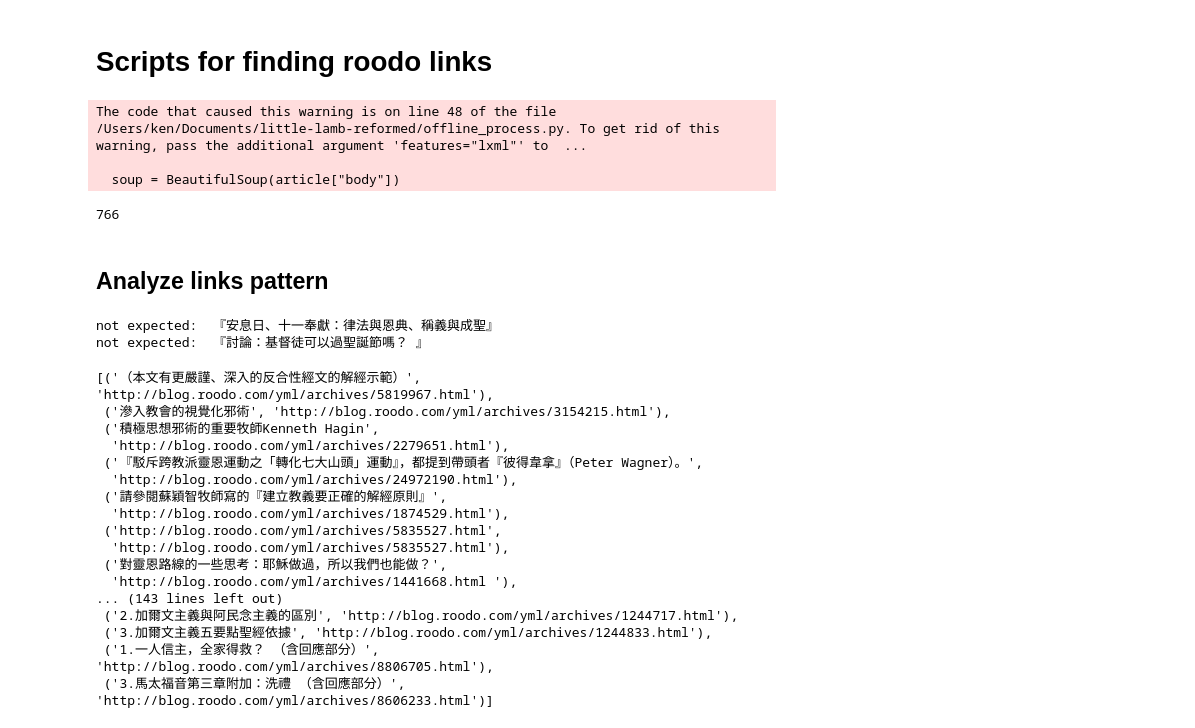
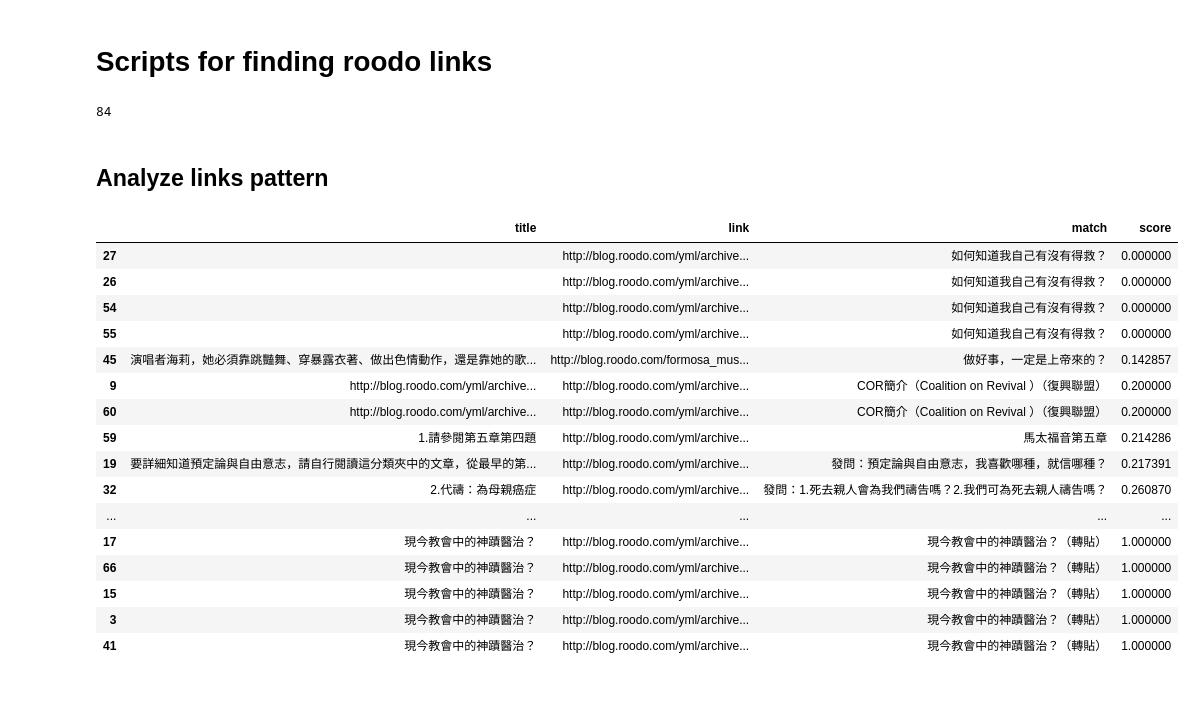
Before and after one commit to tiny-lamb-reformed/tiny-lamb-reformed.github.io, a Jupyter notebook: roodo.ipynb, the cells around one changed output. Drawn from its saved outputs; the diff is of its cells as text; code cells hidden in the pictures; blank space fills up the shorter version.

Commit message:
update links search

```diff
--- a/roodo.ipynb
+++ b/roodo.ipynb
@@ -4,51 +4,40 @@
 from offline_process import *
 
 articles = [parse_article(post) for post in posts.iterdir()]
-roodo_links = find_roodo_links(articles)
+roodo_links = list(find_roodo_links())
 len(roodo_links)
 # %% [output]
-The code that caused this warning is on line 48 of the file /Users/ken/Documents/little-lamb-reformed/offline_process.py. To get rid of this warning, pass the additional argument 'features="lxml"' to  ...
-
-  soup = BeautifulSoup(article["body"])
+84
-766
 # %% [markdown]
 ## Analyze links pattern
-# %%
-urls = {}
-for path in posts.iterdir():
-    article = parse_article(path)
-    urls[article["title"]] = f"/posts/{str(path).split('-')[-1].split('.')[0]}"
-
-no_match = []
-new_links = {}
-for title, link in roodo_links:
-    match = match_articles(articles, title)
-    if len(match) == 0:
-        no_match += [(title, link)]
-    elif len(match) == 1:
-        new_links[link] = urls[match[0]['title']]
-    elif len(match) > 1:
-        print('not expected: ', title)
-# %% [output]
-not expected:  『安息日、十一奉獻：律法與恩典、稱義與成聖』
-not expected:  『討論：基督徒可以過聖誕節嗎？ 』
-# %%
-no_match
-# %% [output]
-[('（本文有更嚴謹、深入的反合性經文的解經示範）', 'http://blog.roodo.com/yml/archives/5819967.html'),
- ('滲入教會的視覺化邪術', 'http://blog.roodo.com/yml/archives/3154215.html'),
- ('積極思想邪術的重要牧師Kenneth Hagin',
-  'http://blog.roodo.com/yml/archives/2279651.html'),
- ('『駁斥跨教派靈恩運動之「轉化七大山頭」運動』，都提到帶頭者『彼得韋拿』（Peter Wagner）。',
-  'http://blog.roodo.com/yml/archives/24972190.html'),
- ('請參閱蘇穎智牧師寫的『建立教義要正確的解經原則』',
-  'http://blog.roodo.com/yml/archives/1874529.html'),
- ('http://blog.roodo.com/yml/archives/5835527.html',
-  'http://blog.roodo.com/yml/archives/5835527.html'),
- ('對靈恩路線的一些思考：耶穌做過，所以我們也能做？',
-  'http://blog.roodo.com/yml/archives/1441668.html '),
-... (143 lines left out)
- ('2.加爾文主義與阿民念主義的區別', 'http://blog.roodo.com/yml/archives/1244717.html'),
- ('3.加爾文主義五要點聖經依據', 'http://blog.roodo.com/yml/archives/1244833.html'),
- ('1.一人信主，全家得救？ （含回應部分）', 'http://blog.roodo.com/yml/archives/8806705.html'),
- ('3.馬太福音第三章附加：洗禮 （含回應部分）', 'http://blog.roodo.com/yml/archives/8606233.html')]
+# %%
+import pandas as pd
+
+df = pd.DataFrame({
+    'title': [m[0] for m in roodo_links],
+    'link': [m[1] for m in roodo_links],
+})
+# %%
+df['match'] = df.title.apply(lambda t: search_article(t)['title'])
+df['score'] = df.title.apply(lambda t: title_similarly(t, search_article(t)['title']))
+# %%
+pd.set_option('display.max_rows', None)
+df.sort_values('score')
+# %% [output]
+|  | title | link | match | score |
+| 27 |  | http://blog.roodo.com/yml/archive... | 如何知道我自己有沒有得救？ | 0.000000 |
+| 26 |  | http://blog.roodo.com/yml/archive... | 如何知道我自己有沒有得救？ | 0.000000 |
+| 54 |  | http://blog.roodo.com/yml/archive... | 如何知道我自己有沒有得救？ | 0.000000 |
+| 55 |  | http://blog.roodo.com/yml/archive... | 如何知道我自己有沒有得救？ | 0.000000 |
+| 45 | 演唱者海莉，她必須靠跳豔舞、穿暴露衣著、做出色情動作，還是靠她的歌... | http://blog.roodo.com/formosa_mus... | 做好事，一定是上帝來的？ | 0.142857 |
+| 9 | http://blog.roodo.com/yml/archive... | http://blog.roodo.com/yml/archive... | COR簡介（Coalition on Revival ）（復興聯盟） | 0.200000 |
+| 60 | http://blog.roodo.com/yml/archive... | http://blog.roodo.com/yml/archive... | COR簡介（Coalition on Revival ）（復興聯盟） | 0.200000 |
+| 59 | 1.請參閱第五章第四題 | http://blog.roodo.com/yml/archive... | 馬太福音第五章 | 0.214286 |
+| 19 | 要詳細知道預定論與自由意志，請自行閱讀這分類夾中的文章，從最早的第... | http://blog.roodo.com/yml/archive... | 發問：預定論與自由意志，我喜歡哪種，就信哪種？ | 0.217391 |
+| 32 | 2.代禱：為母親癌症 | http://blog.roodo.com/yml/archive... | 發問：1.死去親人會為我們禱告嗎？2.我們可為死去親人禱告嗎？ | 0.260870 |
+| ... | ... | ... | ... | ... |
+| 17 | 現今教會中的神蹟醫治？ | http://blog.roodo.com/yml/archive... | 現今教會中的神蹟醫治？（轉貼） | 1.000000 |
+| 66 | 現今教會中的神蹟醫治？ | http://blog.roodo.com/yml/archive... | 現今教會中的神蹟醫治？（轉貼） | 1.000000 |
+| 15 | 現今教會中的神蹟醫治？ | http://blog.roodo.com/yml/archive... | 現今教會中的神蹟醫治？（轉貼） | 1.000000 |
+| 3 | 現今教會中的神蹟醫治？ | http://blog.roodo.com/yml/archive... | 現今教會中的神蹟醫治？（轉貼） | 1.000000 |
+| 41 | 現今教會中的神蹟醫治？ | http://blog.roodo.com/yml/archive... | 現今教會中的神蹟醫治？（轉貼） | 1.000000 |
```
Also changed, not shown: 4 other files.
